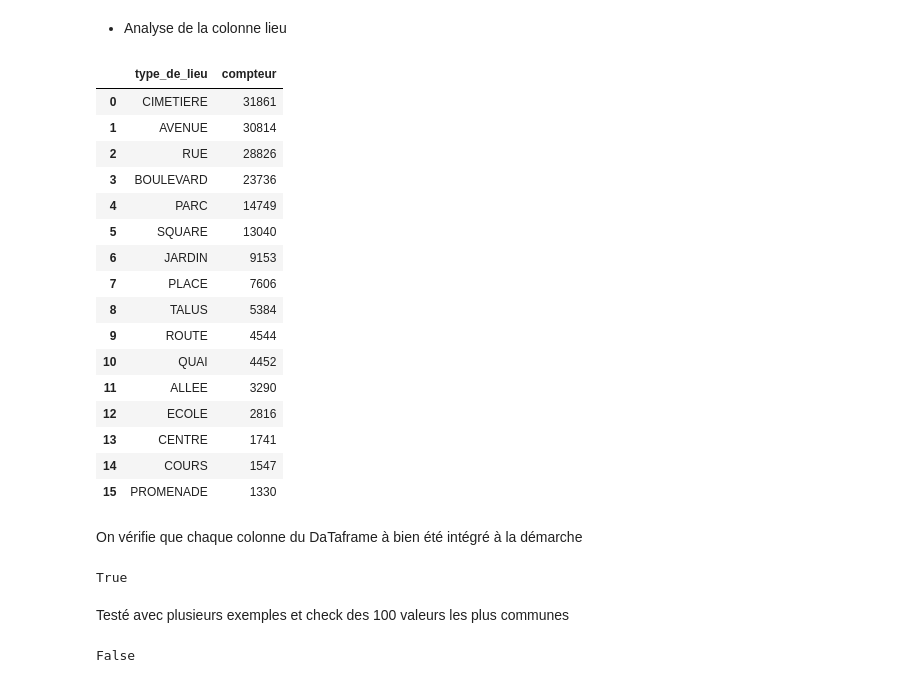
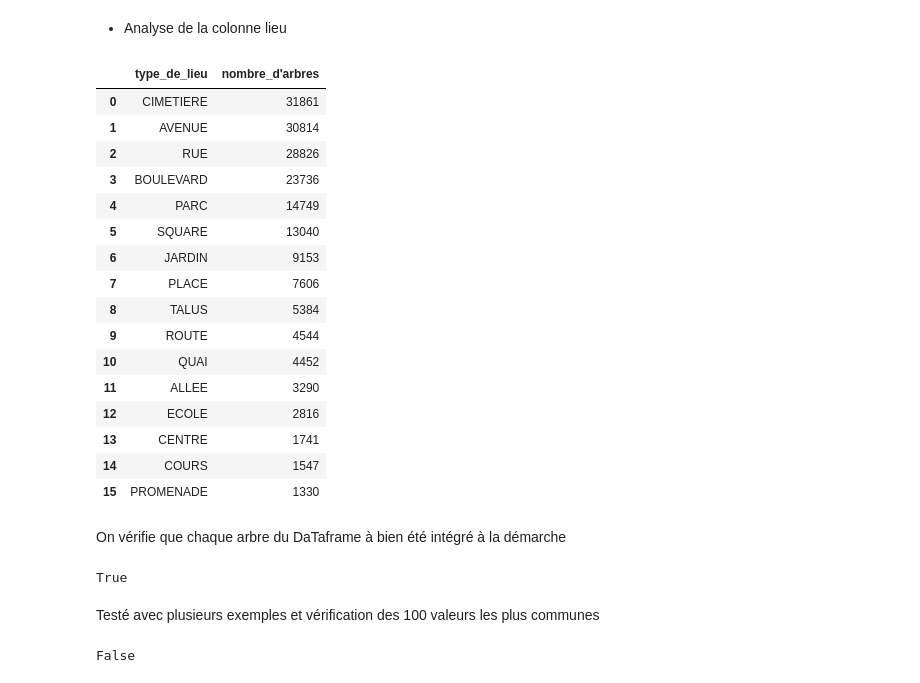
Before and after one commit to Antho-SJ/paris-trees, a Jupyter notebook: Présentation.ipynb, the cells around one changed output. Cells and saved outputs as stored; diff of their text form; code cells hidden in the pictures.

```diff
--- a/Présentation.ipynb
+++ b/Présentation.ipynb
@@ -199,19 +195,19 @@ df2['stade_developpement'] = df2.apply(lambda row: attribuer_stade_arbre(row['ge
 # %%
 def extract_location_ml(location):
     stopwords = set(['DU', 'DE', 'DES', 'LE', 'LA', 'LES', 'UN', 'UNE', 'ET', 'CS', 'D', 'L', 'ST', 'PTE'])
 
     filtered_words = [word.upper() for word in re.findall(r'\b[A-Za-z]+\b', location) if word.upper() not in stopwords]
     word_counts = Counter(filtered_words)
     most_common_word = word_counts.most_common(1)
     if most_common_word:
         return most_common_word[0][0]
 df['type_de_lieu'] = df['lieu'].apply(extract_location_ml)
 
 lieux_fréquents_df = df.type_de_lieu.value_counts().reset_index().rename(\
-                            columns={'index': 'type_de_lieu', 'type_de_lieu':'compteur'})
+                            columns={'count':"nombre_d'arbres"})
 lieux_fréquents_df.head(16)
 # %% [output]
-|  | type_de_lieu | compteur |
+|  | type_de_lieu | nombre_d'arbres |
 | 0 | CIMETIERE | 31861 |
 | 1 | AVENUE | 30814 |
 | 2 | RUE | 28826 |
@@ -229,5 +225,5 @@ lieux_fréquents_df.head(16)
 | 14 | COURS | 1547 |
 | 15 | PROMENADE | 1330 |
 # %% [markdown]
-On vérifie que chaque colonne du DaTaframe à bien été intégré à la démarche
+On vérifie que chaque arbre du DaTaframe à bien été intégré à la démarche
 # %%
@@ -235,7 +231,7 @@ lieux_fréquents_df.compteur.sum() == df.shape[0]
 # %% [output]
 True
 # %% [markdown]
-Testé avec plusieurs exemples et check des 100 valeurs les plus communes
+Testé avec plusieurs exemples et vérification des 100 valeurs les plus communes
 # %%
 'RUES' in lieux_fréquents_df.type_de_lieu.to_list()
 # %% [output]
```
Also changed, not shown: parts of 9 cells of this notebook, 1 other file.
